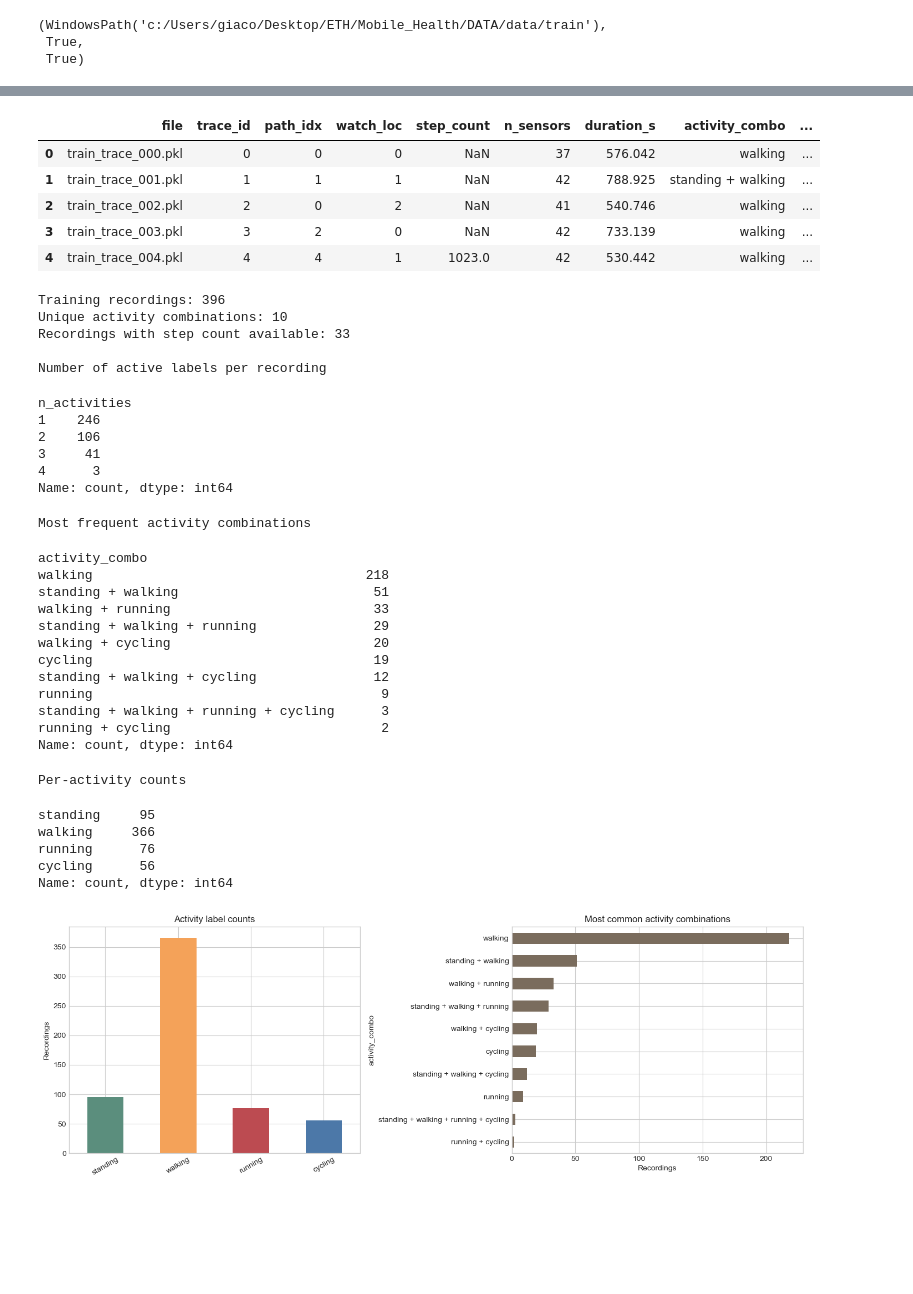
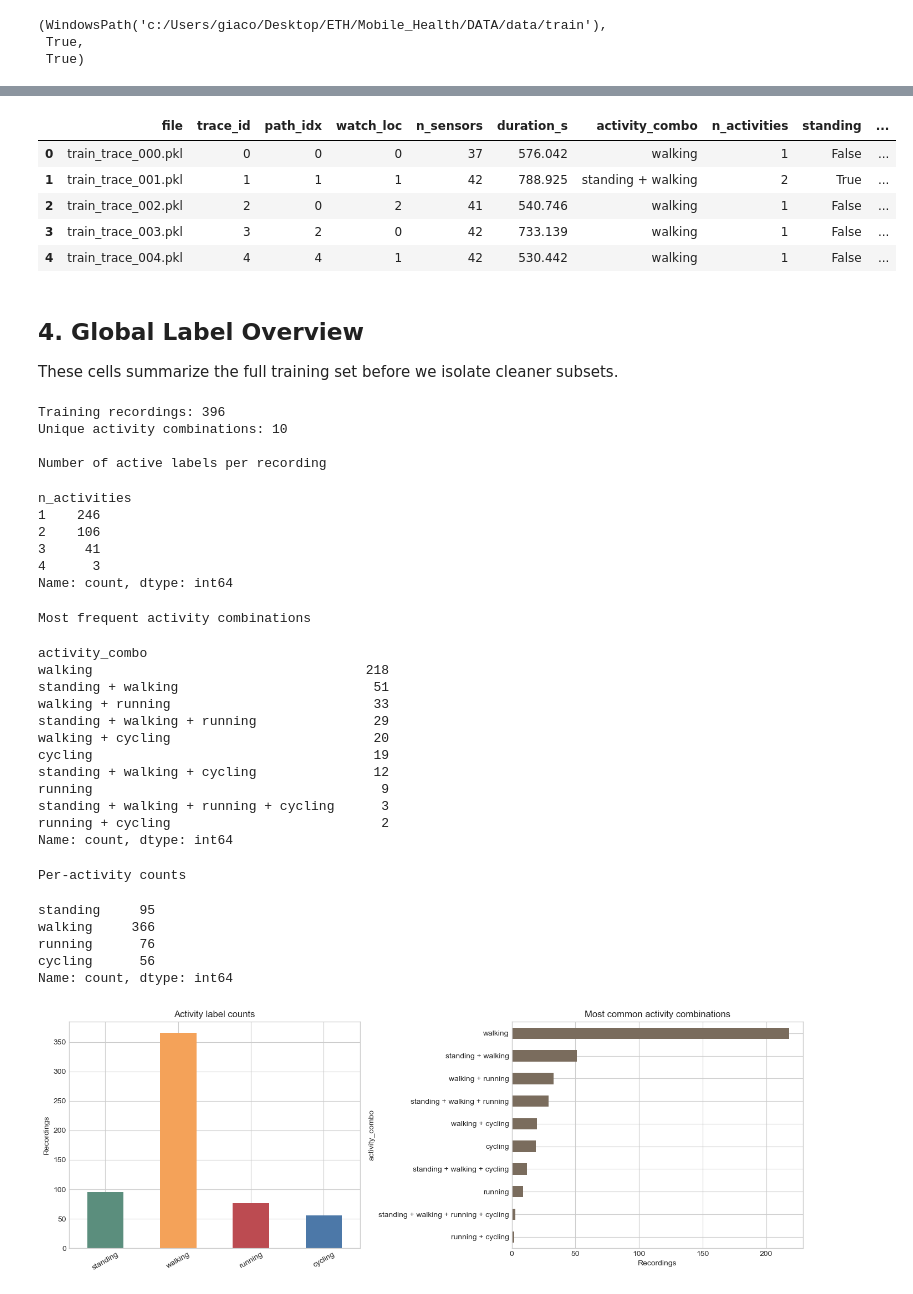
Before and after one commit to groggero/Mobile-Health, a Jupyter notebook: activity_analysis.ipynb, the cells around one changed output, grey strips where cells are left out. Cells and saved outputs as stored; diff of their text form; code cells hidden in the pictures; blank space fills up the shorter version.

Commit message:
First Almost full analysis

```diff
--- a/activity_analysis.ipynb
+++ b/activity_analysis.ipynb
@@ -87,51 +96,53 @@ for path in sorted(TRAIN_DIR.glob("*.pkl")):
         "trace_id": parse_trace_id(path),
         "path_idx": labels.get("path_idx"),
         "watch_loc": labels.get("watch_loc"),
-        "step_count": clean_step_count(labels.get("step_count")),
         "n_sensors": len(rec.data),
         "duration_s": rec.data["ax"].total_time if "ax" in rec.data else np.nan,
         "activity_combo": " + ".join(activities) if activities else "none",
         "n_activities": len(activities),
     }
 
     for activity in ACTIVITY_ORDER:
         row[activity] = activity in activities
 
     rows.append(row)
 
     for sensor_name, trace in rec.data.items():
         sensor_counter[sensor_name] += 1
         samplerate_rows.append(
             {
                 "file": path.name,
                 "sensor": sensor_name,
                 "samplerate_hz": trace.samplerate,
                 "duration_s": trace.total_time,
             }
         )
 
 metadata_df = pd.DataFrame(rows).sort_values("trace_id").reset_index(drop=True)
+
 samplerate_df = pd.DataFrame(samplerate_rows)
 sensor_summary_df = (
     pd.Series(sensor_counter, name="count")
     .sort_values(ascending=False)
     .rename_axis("sensor")
     .reset_index()
 )
 
-metadata_df["has_step_count"] = metadata_df["step_count"].notna()
 metadata_df.head()
 # %% [output]
-|  | file | trace_id | path_idx | watch_loc | step_count | n_sensors | duration_s | activity_combo | ... |
-| 0 | train_trace_000.pkl | 0 | 0 | 0 | NaN | 37 | 576.042 | walking | ... |
-| 1 | train_trace_001.pkl | 1 | 1 | 1 | NaN | 42 | 788.925 | standing + walking | ... |
-| 2 | train_trace_002.pkl | 2 | 0 | 2 | NaN | 41 | 540.746 | walking | ... |
-| 3 | train_trace_003.pkl | 3 | 2 | 0 | NaN | 42 | 733.139 | walking | ... |
-| 4 | train_trace_004.pkl | 4 | 4 | 1 | 1023.0 | 42 | 530.442 | walking | ... |
+|  | file | trace_id | path_idx | watch_loc | n_sensors | duration_s | activity_combo | n_activities | standing | ... |
+| 0 | train_trace_000.pkl | 0 | 0 | 0 | 37 | 576.042 | walking | 1 | False | ... |
+| 1 | train_trace_001.pkl | 1 | 1 | 1 | 42 | 788.925 | standing + walking | 2 | True | ... |
+| 2 | train_trace_002.pkl | 2 | 0 | 2 | 41 | 540.746 | walking | 1 | False | ... |
+| 3 | train_trace_003.pkl | 3 | 2 | 0 | 42 | 733.139 | walking | 1 | False | ... |
+| 4 | train_trace_004.pkl | 4 | 4 | 1 | 42 | 530.442 | walking | 1 | False | ... |
+# %% [markdown]
+## 4. Global Label Overview
+
+These cells summarize the full training set before we isolate cleaner subsets.
 # %%
 print(f"Training recordings: {len(metadata_df)}")
 print(f"Unique activity combinations: {metadata_df['activity_combo'].nunique()}")
-print(f"Recordings with step count available: {int(metadata_df['has_step_count'].sum())}")
 print()
 print("Number of active labels per recording")
 display(metadata_df["n_activities"].value_counts().sort_index().rename("count"))
@@ -144,7 +155,6 @@ display(metadata_df[ACTIVITY_ORDER].sum().rename("count"))
 # %% [output]
 Training recordings: 396
 Unique activity combinations: 10
-Recordings with step count available: 33
 
 Number of active labels per recording
 n_activities
```
Also changed, not shown: parts of 28 cells of this notebook.
